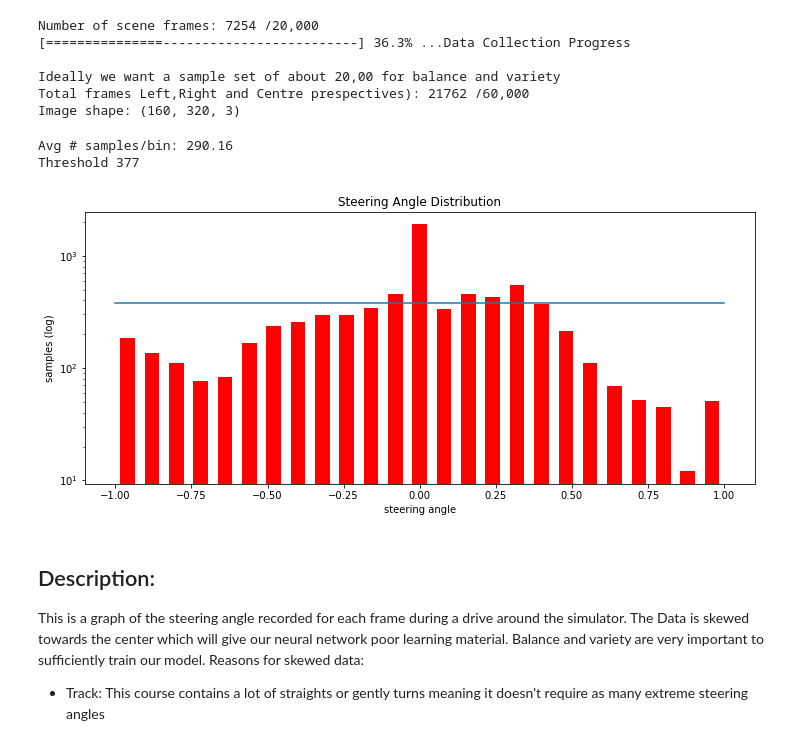
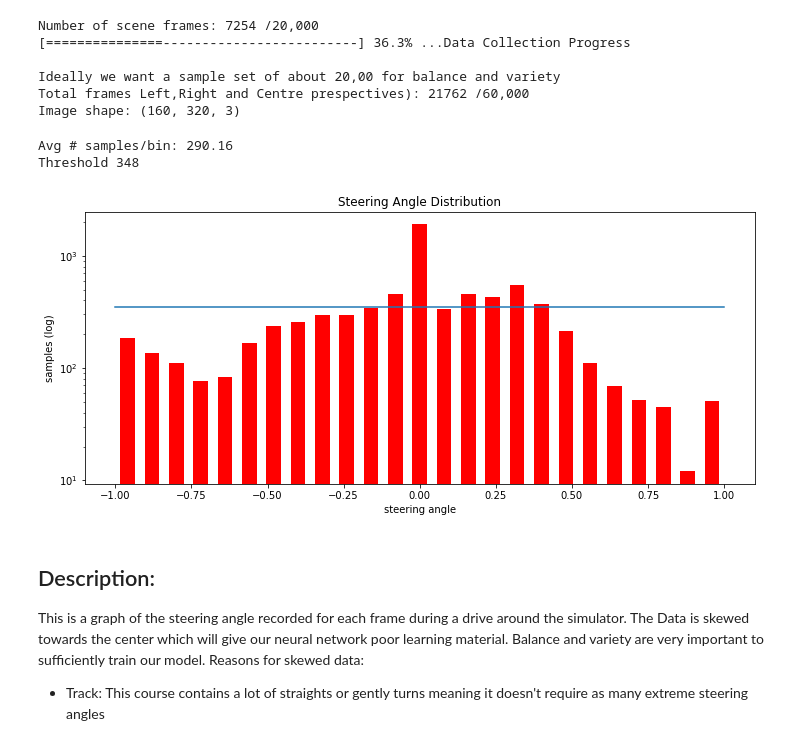
Before and after one commit to RobJLeonard/SelfDrivingCar, a Jupyter notebook: BehaviouralCloning/Training Data.ipynb, the cells around one changed output. Cells and saved outputs as stored; diff of their text form; code cells hidden in the pictures.

```diff
--- a/BehaviouralCloning/Training Data.ipynb
+++ b/BehaviouralCloning/Training Data.ipynb
@@ -79,27 +80,29 @@ Image shape: (160, 320, 3)
 # %%
 # Visualising the steering angle distribution
 
 #size of steering angle bins
 binSize = 25
 
 hist, bins = np.histogram(df.steering, binSize)
 center = (bins[:-1] + bins[1:])/2
 
 plt.figure(figsize=(12,5))
 plt.bar(center, hist, align='center', width=(bins[0] - bins[1])*0.6, log=True, fc='r', color='b')
 plt.title('Steering Angle Distribution')
 plt.ylabel('samples (log)')
 plt.xlabel('steering angle')
 avg_nb_samples = len(df['steering']) / binSize
-threshold = int(avg_nb_samples * 1.3)
+
+#we want the threshold to be a bit above the average number of samples
+threshold = int(avg_nb_samples * 1.2)
 plt.plot((df['steering'].min(), df['steering'].max()), (threshold, threshold))
 
 print('Avg # samples/bin: {}'.format(avg_nb_samples))
 print('Threshold {}'.format(threshold))
 # %% [output]
 Avg # samples/bin: 290.16
-Threshold 377
+Threshold 348
-[figure, old version]
+[figure, new version]
 # %% [markdown]
 ## Description:
 This is a graph of the steering angle recorded for each frame during a drive around the simulator. The Data is skewed towards the center which will give our neural network poor learning material. Balance and variety are very important to sufficiently train our model.
```
Also changed, not shown: parts of 8 cells of this notebook.
